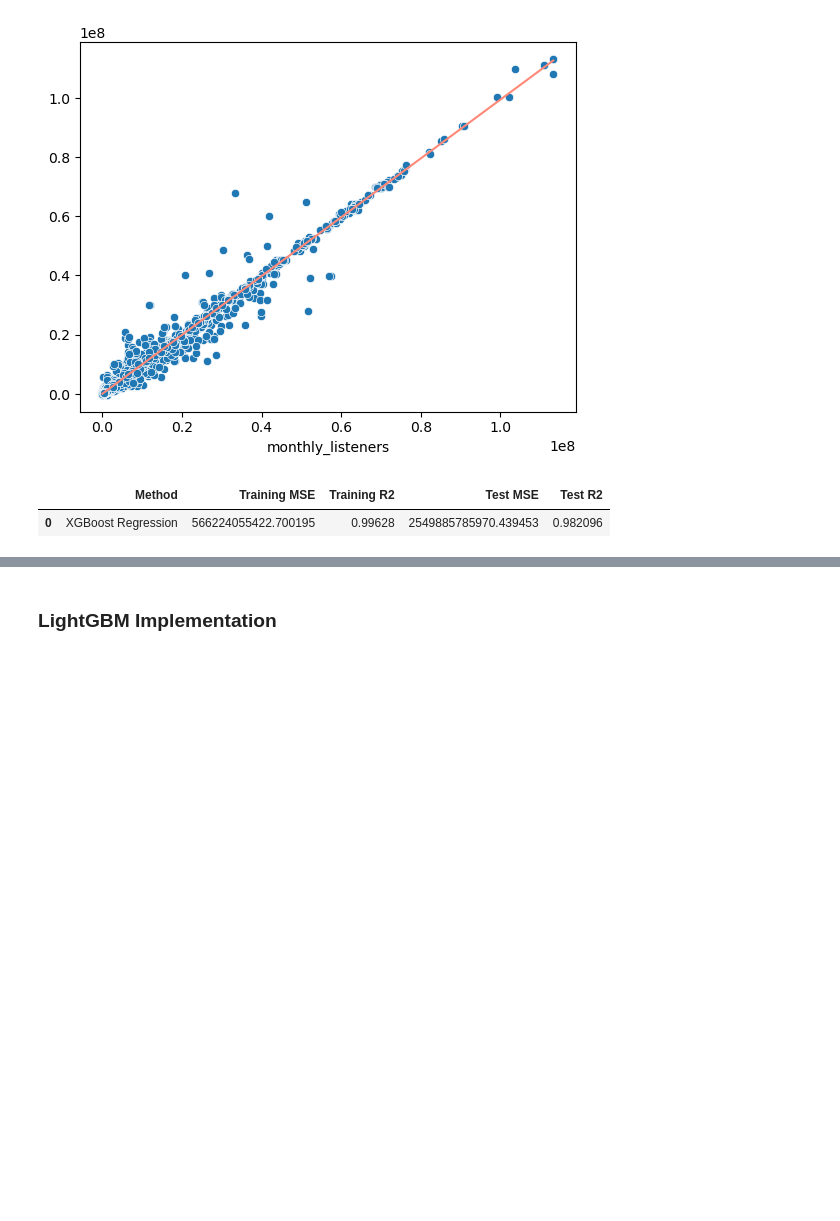
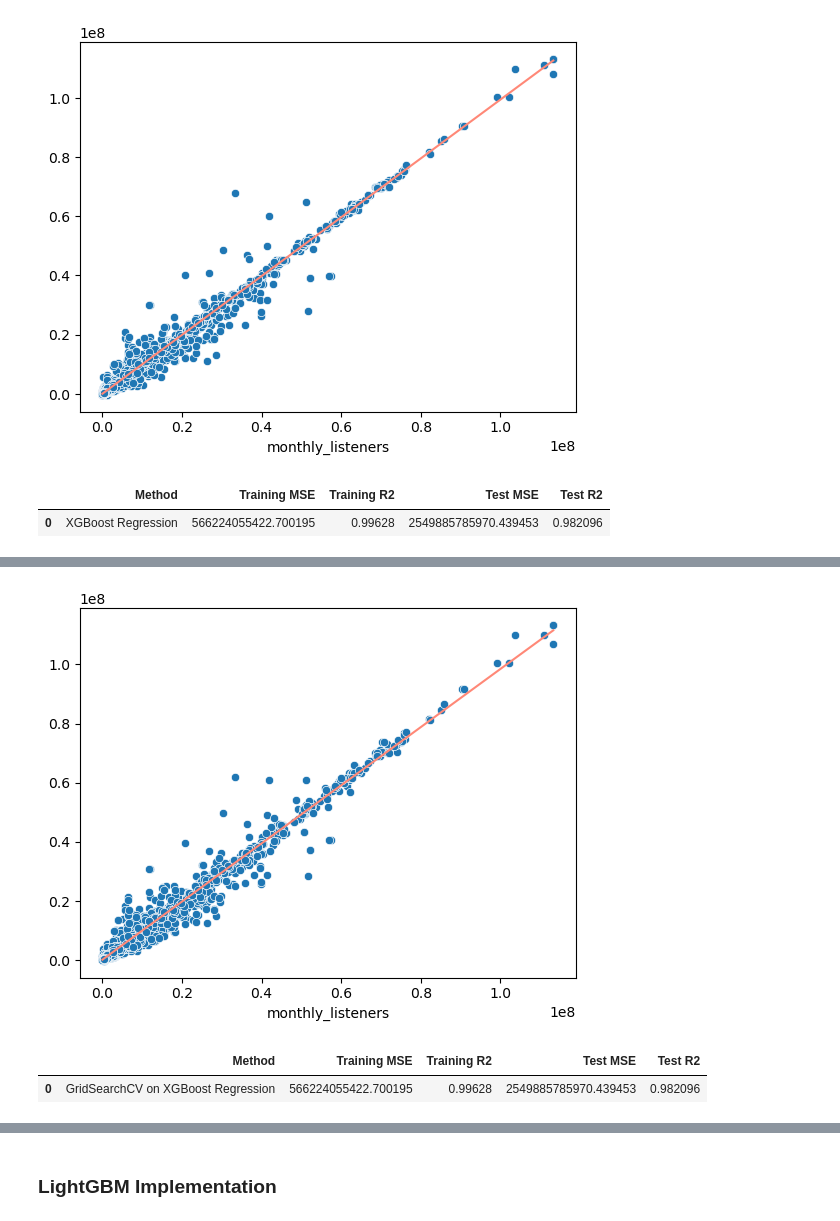
Before and after one commit to JingChengGu/spotify_monthly_listener_predictor, a Jupyter notebook: monthly_listener_regressor.ipynb, the cells around one changed output, grey strips where cells are left out. Saved outputs shown, nothing was run; the diff lists cells and outputs as text; code cells hidden in the pictures; blank space fills up the shorter version.

```diff
--- a/monthly_listener_regressor.ipynb
+++ b/monthly_listener_regressor.ipynb
@@ -364,0 +424,10 @@ model_comp
+# %%
+xgbr_params_grid = {
+    'n_estimators'     : [100, 300, 500],
+    'learning_rate'    : [0.01, 0.05, 0.1],
+    'max_depth'        : [3, 4, 5],
+    'subsample'        : [0.8, 1.0],
+    'colsample_bytree' : [0.8, 1.0]
+}
+# %%
+rmse_scorer = make_scorer(mean_squared_error, greater_is_better=False)
@@ -364,0 +448,17 @@ model_comp
+# %%
+# recall
+y_xgbr_grid_train_pred = xgbr_grid.predict(X_train)
+
+
+y_xgbr_grid_test_pred = xgbr_grid.predict(X_test)
+# %%
+z = np.polyfit(y_train, y_xgbr_grid_train_pred, 1)
+p = np.poly1d(z)
+
+sns.lineplot(x = y_test, y = p(y_test), color = "#F87")
+sns.scatterplot(x = y_test,
+                y = y_xgbr_grid_test_pred,
+                markers=True)
+plt.show()
+# %% [output]
+[figure, added]
@@ -364,0 +471,7 @@ model_comp
+# %%
+xgbr_grid_results = pd.DataFrame(['GridSearchCV on XGBoost Regression', xgbr_train_mse, xgbr_train_r2, xgbr_test_mse, xgbr_test_r2]).transpose()
+xgbr_grid_results.columns = ['Method', 'Training MSE',	'Training R2', 'Test MSE', 'Test R2']
+xgbr_grid_results
+# %% [output]
+|  | Method | Training MSE | Training R2 | Test MSE | Test R2 |
+| 0 | GridSearchCV on XGBoost Regression | 566224055422.700195 | 0.99628 | 2549885785970.439453 | 0.982096 |
```
Also changed, not shown: parts of 29 cells of this notebook.
